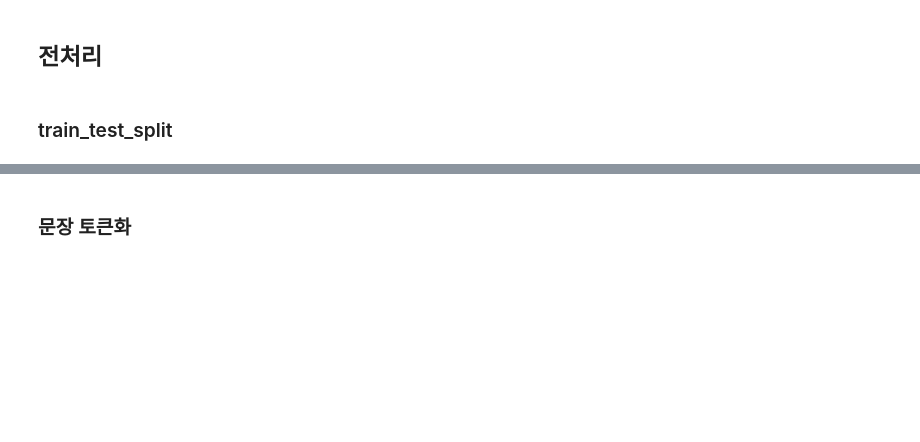
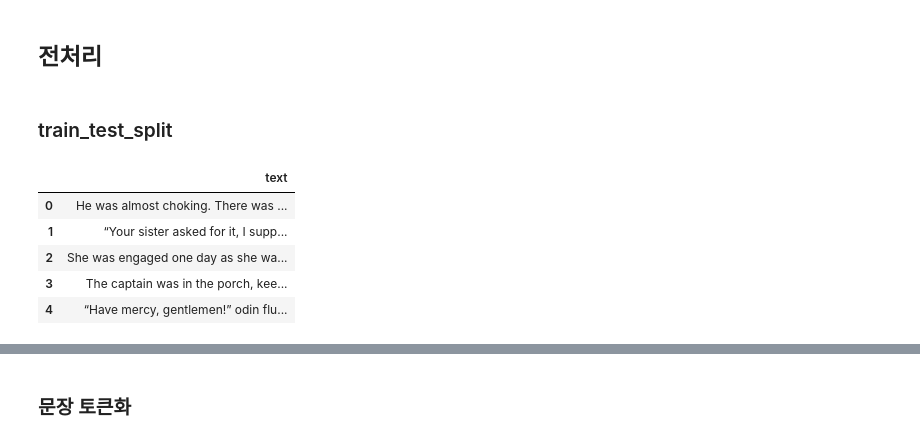
Before and after one commit to dss-14th/ml-repo-6, a Jupyter notebook: 02_novel_ai/02_author_check_project.ipynb, the cells around one changed output, grey strips where cells are left out. Cells and saved outputs as stored; diff of their text form; code cells hidden in the pictures; blank space fills up the shorter version.

```diff
--- a/02_novel_ai/02_author_check_project.ipynb
+++ b/02_novel_ai/02_author_check_project.ipynb
@@ -21,9 +15,9 @@ Image("2.png")
 # %%
 # 파일 불러오기
 
-train = pd.read_csv('./02_novel_ai/open/train.csv', encoding='utf-8')
-test_x = pd.read_csv('./02_novel_ai/open/test_x.csv', encoding='utf-8')
-submission = pd.read_csv('./02_novel_ai/open/sample_submission.csv', encoding='utf-8')
+train = pd.read_csv('./open/train.csv', encoding='utf-8')
+test_x = pd.read_csv('./open/test_x.csv', encoding='utf-8')
+submission = pd.read_csv('./open/sample_submission.csv', encoding='utf-8')
 # %% [markdown]
 ### train data
 - 실제 작가와 작가가 작성한 Text가 라벨링된 데이터프레임
@@ -101,0 +98,10 @@ y = train.loc[:, 'author']
+# %%
+text = train[['text']]
+text.head()
+# %% [output]
+|  | text |
+| 0 | He was almost choking. There was ... |
+| 1 | “Your sister asked for it, I supp... |
+| 2 | She was engaged one day as she wa... |
+| 3 | The captain was in the porch, kee... |
+| 4 | “Have mercy, gentlemen!” odin flu... |
```
Also changed, not shown: parts of 7 cells of this notebook, 1 other file.
